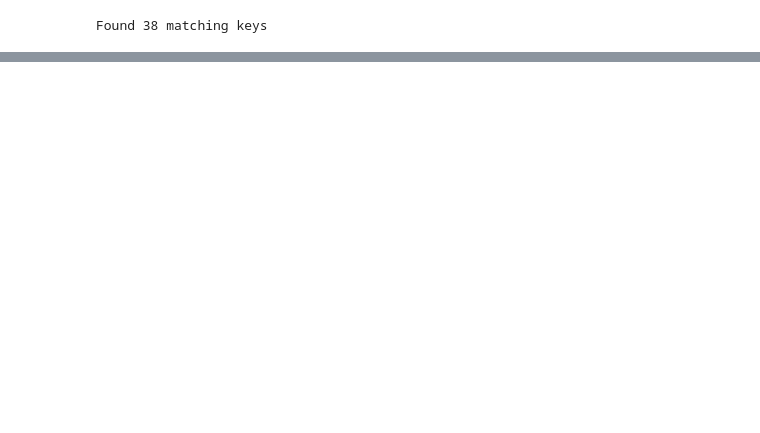
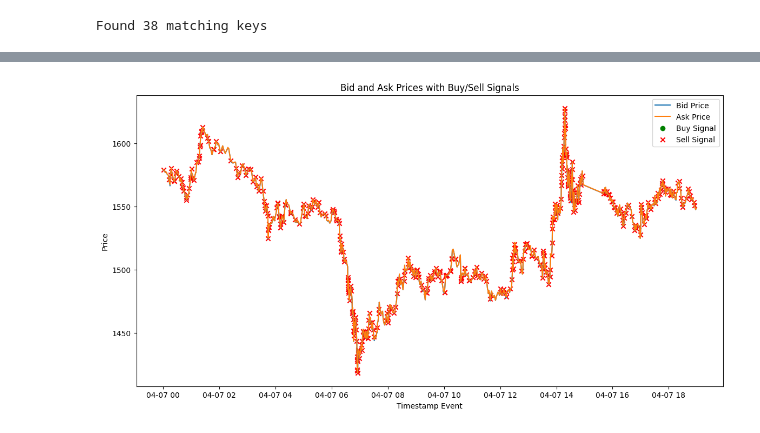
Before and after one commit to gnome-trading-group/gnomepy, a Jupyter notebook: gnomepy/backtest/interface.ipynb, the cells around one changed output, grey strips where cells are left out. Drawn from its saved outputs; the diff is of its cells as text; code cells hidden in the pictures; blank space fills up the shorter version.

Commit message:
Backtesting working now, use interface for funzies

```diff
--- a/gnomepy/backtest/interface.ipynb
+++ b/gnomepy/backtest/interface.ipynb
@@ -12,16 +12,20 @@ client_data_params = {
     "schema_type": SchemaType.MBP_10,
 }
 
-signal_names = {'rolling_mean_30': ['bidCount9'],
-                'rolling_median_40': ['bidCount9']}
+# signal_names = {'rolling_mean_10': ['bidPrice0'],
+#                 'rolling_mean_100': ['bidPrice0']}
 
-signals = [{'signal': global_signals[signal_name], 'columns': signal_names[signal_name]} for signal_name in signal_names.keys()]
+action = global_actions['bidPrice0_rolling_mean_50_over_500']
 
-strat = Strategy(name="Simple Strategy", signals=signals, action=Action(lambda x: x))
+# If required signals are not in signal_names then add
+required_signals = action.required_signals
+
+signals = [{'signal': global_signals[required_signal['signal_name']], 'columns': required_signal['columns']} for required_signal in required_signals]
+strategy = Strategy(name="Simple Strategy", signals=signals, action=action, minimum_ticker_cycle=3, starting_cash=100000.0)
 
 backtest = Backtest(
     client=client,
-    strategy=strat,
+    strategy=strategy,
     exchange_id=client_data_params["exchange_id"],
     security_id=client_data_params["security_id"],
     start_datetime=client_data_params["start_datetime"],
@@ -31,4 +35,4 @@ backtest = Backtest(
 # %% [output]
 Found 38 matching keys
 # %%
-output_df = backtest.run(data_type='pandas')
+output_df, cash, position = backtest.run(data_type='pandas')
@@ -50,0 +39,26 @@ output_df
+# %%
+import seaborn as sns
+import matplotlib.pyplot as plt
+
+# Sample every 1000th row
+sampled_df = output_df.iloc[::1000, :]
+
+# Create the plot
+plt.figure(figsize=(14, 7))
+sns.lineplot(data=sampled_df, x='timestampEvent', y='bidPrice0', label='Bid Price')
+sns.lineplot(data=sampled_df, x='timestampEvent', y='askPrice0', label='Ask Price')
+
+# Add green and red dots for actions
+buy_signals = sampled_df[sampled_df[f'{action.name}_cash_action'] > 0]
+sell_signals = sampled_df[sampled_df[f'{action.name}_cash_action'] < 0 ]
+
+plt.scatter(buy_signals['timestampEvent'], buy_signals['askPrice0'], color='green', label='Buy Signal', marker='o')
+plt.scatter(sell_signals['timestampEvent'], sell_signals['askPrice0'], color='red', label='Sell Signal', marker='x')
+
+plt.xlabel('Timestamp Event')
+plt.ylabel('Price')
+plt.title('Bid and Ask Prices with Buy/Sell Signals')
+plt.legend()
+plt.show()
+# %% [output]
+[figure, added]
```
Also changed, not shown: parts of 6 cells of this notebook, 5 other files.
